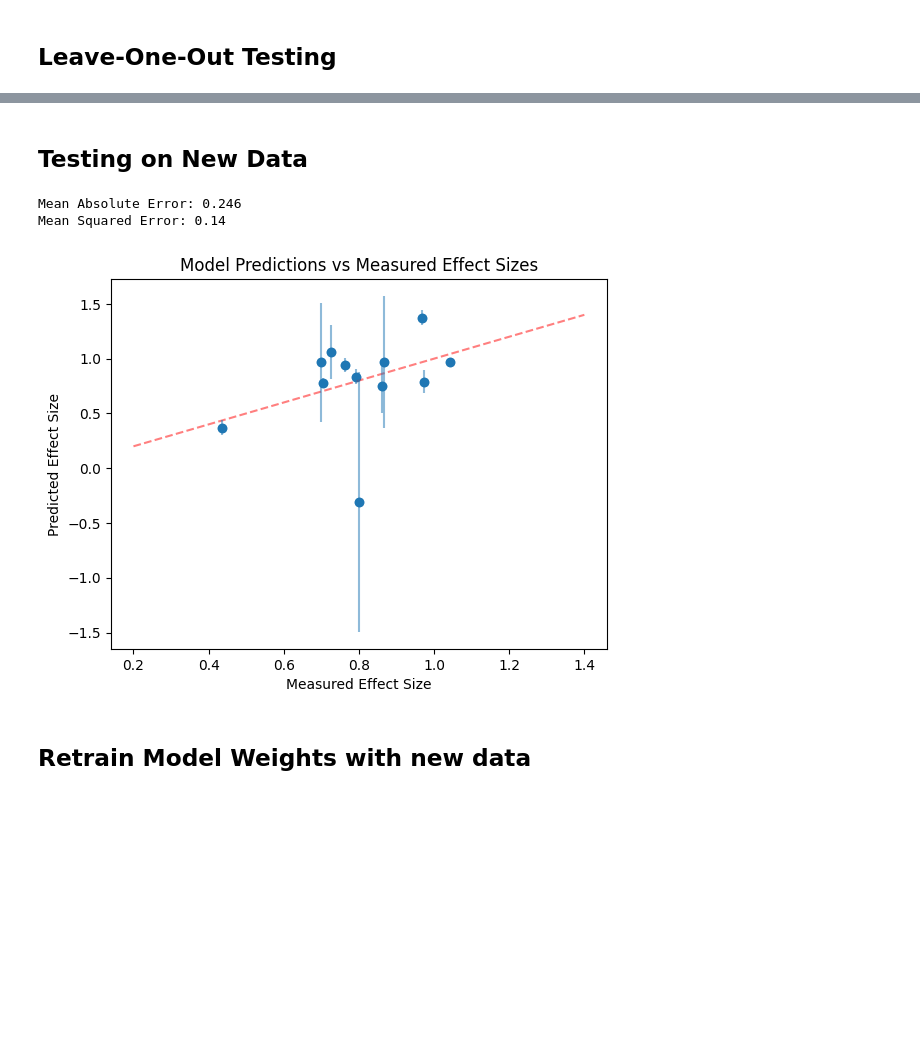
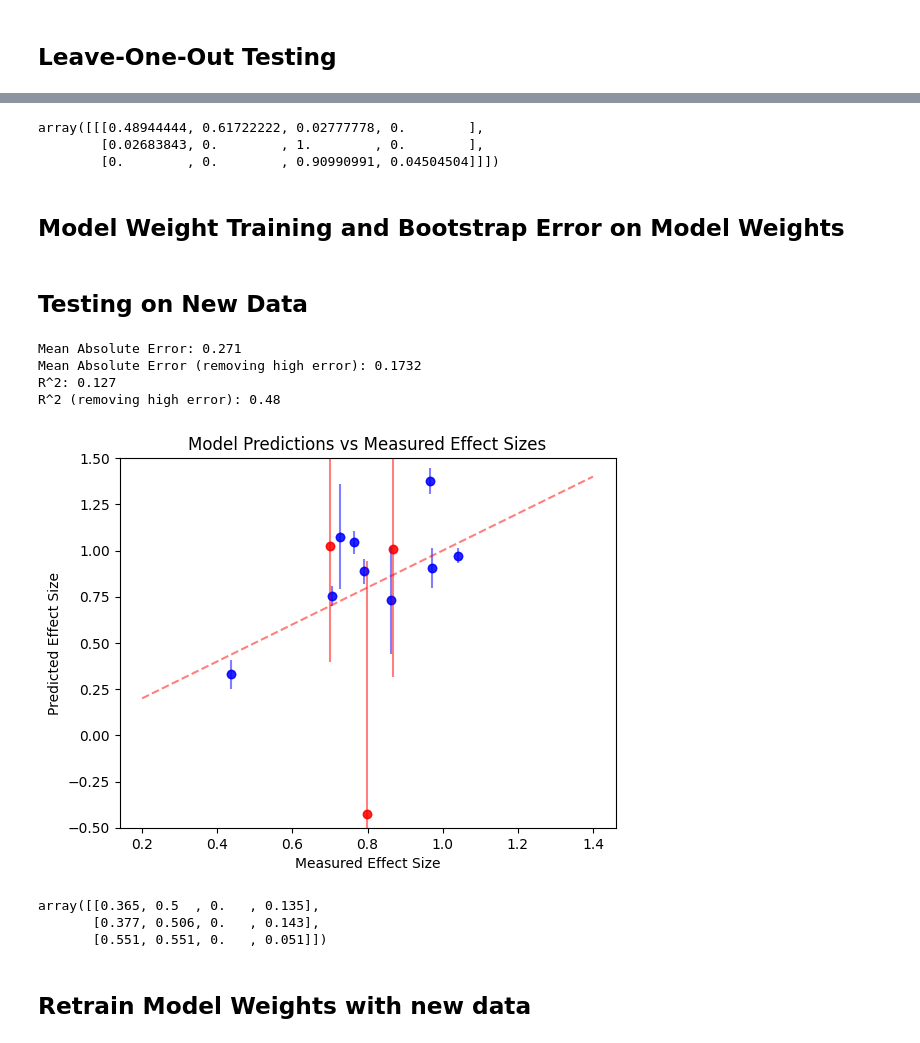
Before and after one commit to oross314/Modeling-Active-Learning-Classrooms, a Jupyter notebook: regression_model.ipynb, the cells around one changed output, grey strips where cells are left out. Saved outputs shown, nothing was run; the diff lists cells and outputs as text; code cells hidden in the pictures; blank space fills up the shorter version.

```diff
--- a/regression_model.ipynb
+++ b/regression_model.ipynb
@@ -190,0 +232,8 @@ Chi-squared: 529.18
+# %%
+data[np.where(LOO_predictions_std > .5), :4]
+# %% [output]
+array([[[0.48944444, 0.61722222, 0.02777778, 0.        ],
+        [0.02683843, 0.        , 1.        , 0.        ],
+        [0.        , 0.        , 0.90990991, 0.04504504]]])
+# %% [markdown]
+## Model Weight Training and Bootstrap Error on Model Weights
@@ -193,28 +263,49 @@ Chi-squared: 529.18
 # %%
 measured_data = pd.read_csv('Measured Data/measured_data.csv')
 #Remove classes with pretest means > .6
 measured_data = measured_data[measured_data['PreMean'] < .6]
 
 
 measured_COPUS_data = measured_data[['Lec', 'CG', 'WG', 'SQ']].values
 measured_effect_sizes = measured_data['Effect Size'].values
 
-measurement_predictions = add_cross_terms(measured_COPUS_data) @ mean_bootstrap_weights
-measurement_bootstrap_errors = np.std(np.mean(bootstrap_weights, axis = 0) @ add_cross_terms(measured_COPUS_data).T, axis=0)
+measurement_predictions = add_cross_terms(measured_COPUS_data) @ mean_bootstrap_weights.T
+mean_measurement_predictions = np.mean(measurement_predictions, axis=1)
+measurement_bootstrap_errors = np.std(measurement_predictions, axis=1)
 
-plt.scatter(measured_effect_sizes, measurement_predictions)
+where_low_error = np.where(measurement_bootstrap_errors < .3)
+where_high_error = np.where(measurement_bootstrap_errors >= .3)
+low_x, low_y = measured_effect_sizes[where_low_error], mean_measurement_predictions[where_low_error]
+high_x, high_y = measured_effect_sizes[where_high_error], mean_measurement_predictions[where_high_error]
+
+plt.scatter(low_x, low_y, label='Low Error Predictions', color='blue', alpha=0.7)
+plt.errorbar(low_x, low_y, yerr=measurement_bootstrap_errors[where_low_error], fmt='o', color='blue', alpha=0.5)
+
+plt.scatter(high_x, high_y, label='High Error Predictions', color='red', alpha=0.7)
+plt.errorbar(high_x, high_y, yerr=measurement_bootstrap_errors[where_high_error], fmt='o', color='red', alpha=0.5)
+
 plt.plot([.2, 1.4], [.2, 1.4], 'r--', alpha=0.5)
-plt.errorbar(measured_effect_sizes, measurement_predictions, yerr=measurement_bootstrap_errors, fmt='o', alpha=0.5)
+plt.ylim(-.5, 1.5)
 plt.xlabel('Measured Effect Size')
 plt.ylabel('Predicted Effect Size')
 plt.title('Model Predictions vs Measured Effect Sizes')
 
-print('Mean Absolute Error:', np.round(np.mean(np.abs(measurement_predictions - measured_effect_sizes)), 3))
-print('Mean Squared Error:', np.round(np.mean((measurement_predictions - measured_effect_sizes)**2), 3))
+print('Mean Absolute Error:', np.round(np.mean(np.abs(mean_measurement_predictions - measured_effect_sizes)), 3))
+print('Mean Absolute Error (removing high error):', np.round(np.mean(np.abs(low_y - low_x)), 4))
+print('R^2:', np.round(np.corrcoef(measured_effect_sizes, mean_measurement_predictions)[0, 1]**2, 3))
+print('R^2 (removing high error):', np.round(np.corrcoef(low_x, low_y)[0, 1]**2, 3))
 # %% [output]
-Mean Absolute Error: 0.246
-Mean Squared Error: 0.14
+Mean Absolute Error: 0.271
+Mean Absolute Error (removing high error): 0.1732
+R^2: 0.127
+R^2 (removing high error): 0.48
-[figure, old version]
+[figure, new version]
+# %%
+measured_COPUS_data[np.where(measurement_bootstrap_errors > .4)]
+# %% [output]
+array([[0.365, 0.5  , 0.   , 0.135],
+       [0.377, 0.506, 0.   , 0.143],
+       [0.551, 0.551, 0.   , 0.051]])
 # %% [markdown]
 ## Retrain Model Weights with new data
 # %%
```
Also changed, not shown: parts of 12 cells of this notebook, 4 other files.
